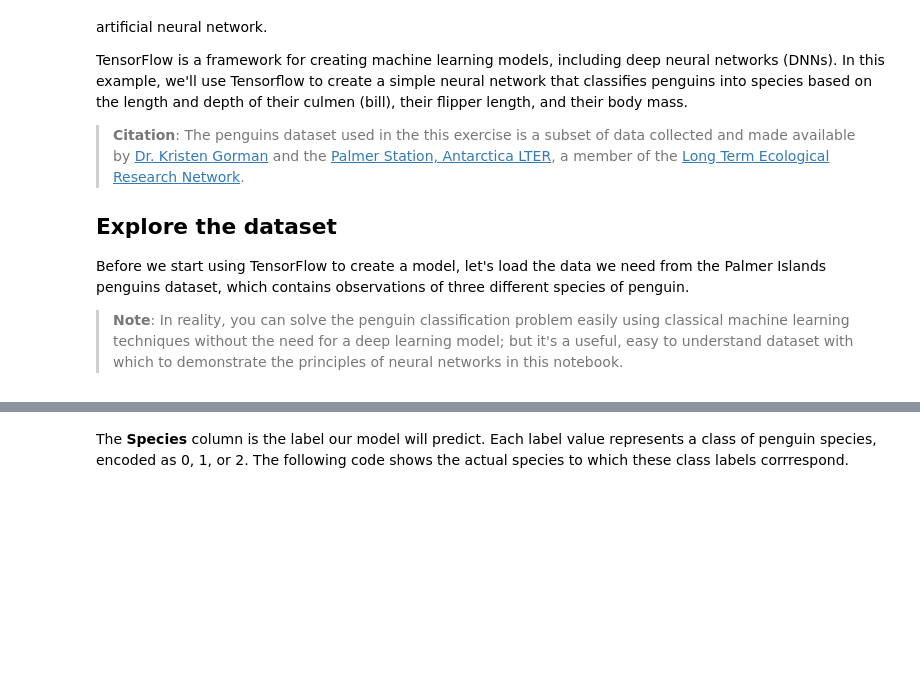
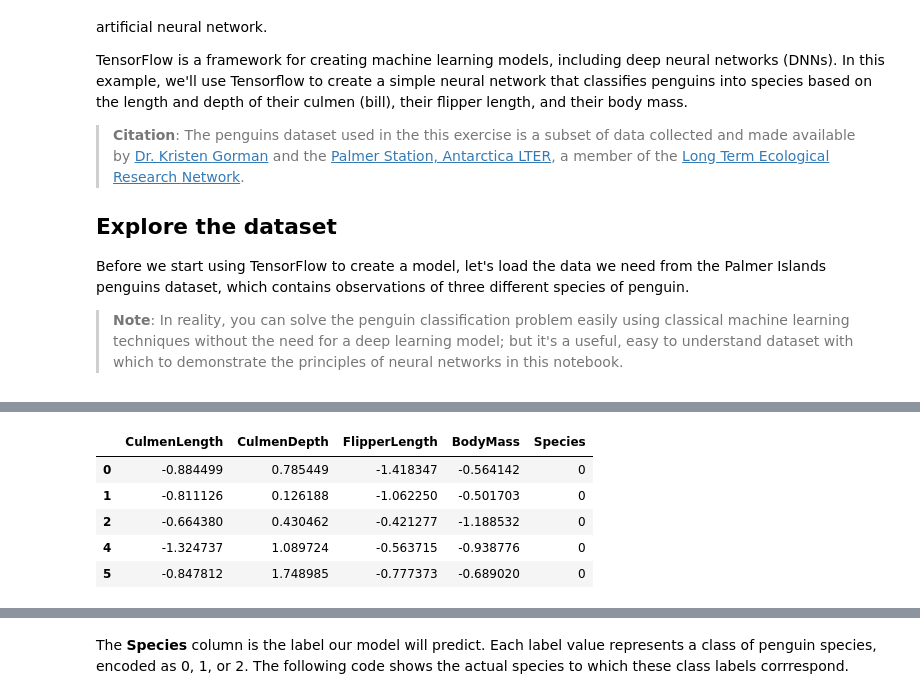
Before and after one commit to furuuwu/vault, a Jupyter notebook: academy/Microsoft_Create machine learning models/5_1-DL-tensorflow.ipynb, the cells around one changed output, grey strips where cells are left out. Cells and saved outputs as stored; diff of their text form; code cells hidden in the pictures; blank space fills up the shorter version.

```diff
--- a/academy/Microsoft_Create machine learning models/5_1-DL-tensorflow.ipynb
+++ b/academy/Microsoft_Create machine learning models/5_1-DL-tensorflow.ipynb
@@ -19,20 +51,27 @@ Before we start using TensorFlow to create a model, let's load the data we need
 # %%
-import pandas as pd
+# Deep Learning models work best when features are on similar scales
 
-# load the training dataset (excluding rows with null values)
-penguins = pd.read_csv('data/penguins.csv').dropna()
+if use_StandardScaler:
+    from sklearn.preprocessing import StandardScaler
+    # Initialize the StandardScaler
+    scaler = StandardScaler()
 
-# Deep Learning models work best when features are on similar scales
-# In a real solution, we'd implement some custom normalization for each feature, but to keep things simple
-# we'll just rescale the FlipperLength and BodyMass so they're on a similar scale to the bill measurements
-penguins['FlipperLength'] = penguins['FlipperLength']/10
-penguins['BodyMass'] = penguins['BodyMass']/100
+    # Select the columns to scale
+    columns_to_scale = ['FlipperLength', 'BodyMass', 'CulmenLength', 'CulmenDepth']
 
-# The dataset is too small to be useful for deep learning
-# So we'll oversample it to increase its size
-for i in range(1,3):
-    penguins = penguins.append(penguins)
-
-# Display a random sample of 10 observations
-sample = penguins.sample(10)
-sample
+    # Fit the scaler and transform the data
+    penguins[columns_to_scale] = scaler.fit_transform(penguins[columns_to_scale])
+else:
+    # In a real solution, we'd implement some custom normalization for each feature, but to keep things simple
+    # we'll just rescale the FlipperLength and BodyMass so they're on a similar scale to the bill measurements
+    penguins['FlipperLength'] = penguins['FlipperLength']/10
+    penguins['BodyMass'] = penguins['BodyMass']/100
+# %%
+penguins.head()
+# %% [output]
+|  | CulmenLength | CulmenDepth | FlipperLength | BodyMass | Species |
+| 0 | -0.884499 | 0.785449 | -1.418347 | -0.564142 | 0 |
+| 1 | -0.811126 | 0.126188 | -1.062250 | -0.501703 | 0 |
+| 2 | -0.664380 | 0.430462 | -0.421277 | -1.188532 | 0 |
+| 4 | -1.324737 | 1.089724 | -0.563715 | -0.938776 | 0 |
+| 5 | -0.847812 | 1.748985 | -0.777373 | -0.689020 | 0 |
```
Also changed, not shown: parts of 27 cells of this notebook, 2 other files.
